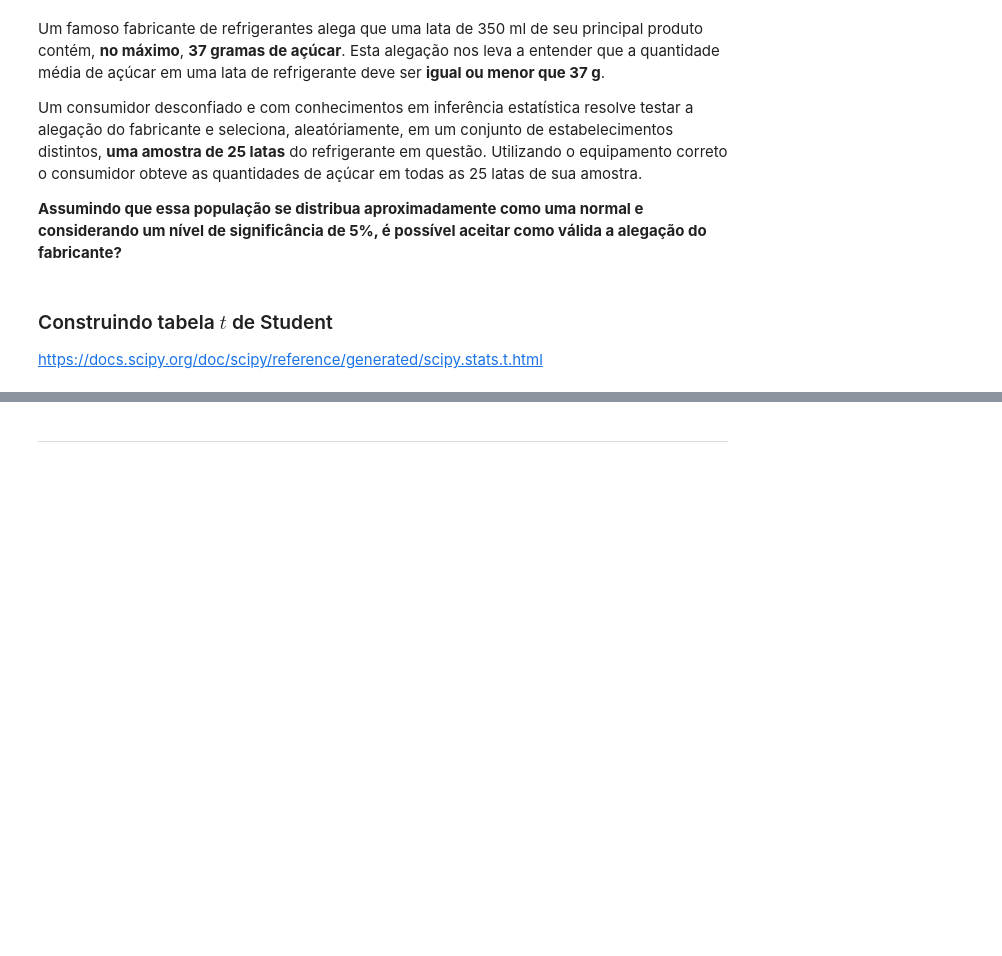
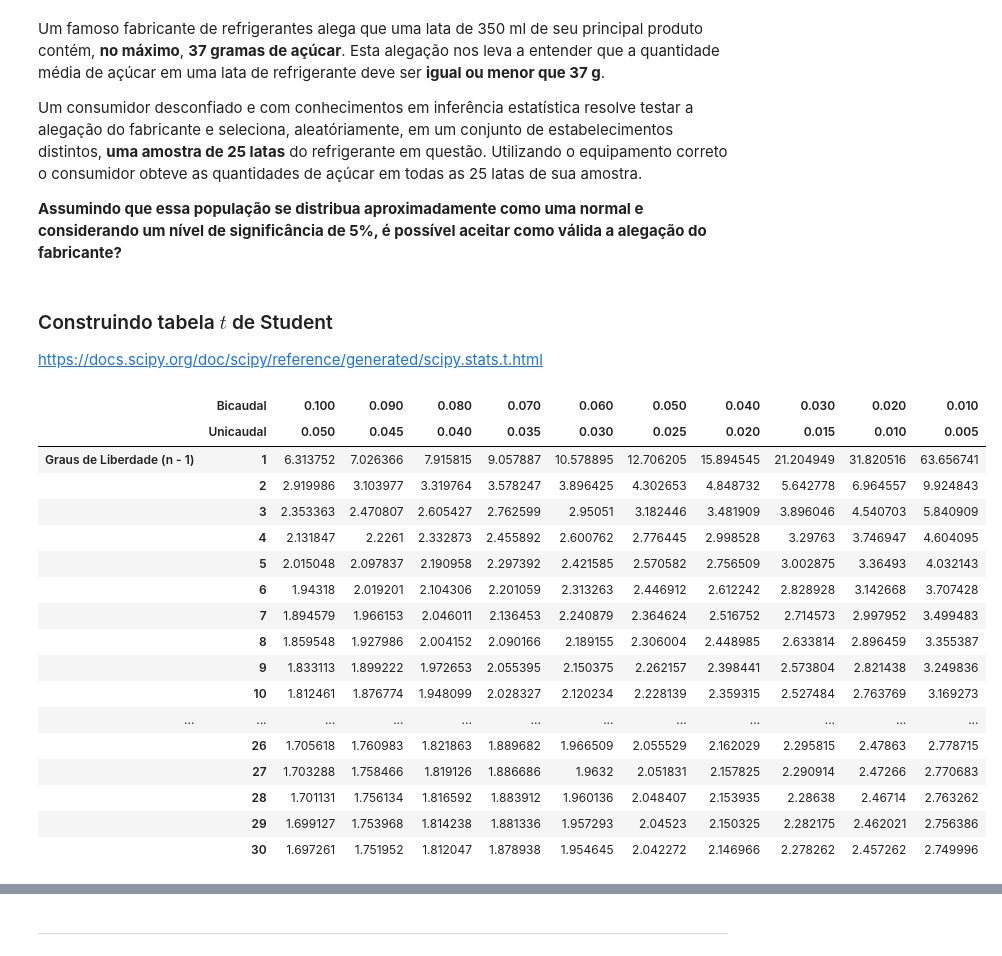
Before and after one commit to wiliands/estatistica_python, a Jupyter notebook: Estatistica_Parte03/Curso_de_Estatística_Parte_3.ipynb, the cells around one changed output, grey strips where cells are left out. Drawn from its saved outputs; the diff is of its cells as text; code cells hidden in the pictures; blank space fills up the shorter version.

```diff
--- a/Estatistica_Parte03/Curso_de_Estatística_Parte_3.ipynb
+++ b/Estatistica_Parte03/Curso_de_Estatística_Parte_3.ipynb
@@ -434,6 +434,48 @@ Um consumidor desconfiado e com conhecimentos em inferência estatística resolv
 # %% [markdown]
 ### Construindo tabela $t$ de Student
 https://docs.scipy.org/doc/scipy/reference/generated/scipy.stats.t.html
+# %%
+import pandas as pd
+from scipy.stats import t as t_student
+
+tabela_t_student = pd.DataFrame(
+    [],
+    index = [i for i in range(1,31)],
+    columns = [i / 100 for i in range(10, 0, -1)]
+)
+
+for index in tabela_t_student.index:
+    for colum in tabela_t_student.columns:
+        tabela_t_student.loc[index, colum] = t_student.ppf(1 -float(colum) / 2, index)
+
+index = [('Graus de Liberdade (n - 1)', i) for i in range(1, 31)]
+tabela_t_student.index = pd.MultiIndex.from_tuples(index)
+
+columns = [("{0:0.3f}".format(i/ 100), "{0:0.3f}".format(i/ 100 / 2)) for i in range(10, 0, -1)]
+tabela_t_student.columns = pd.MultiIndex.from_tuples(columns)
+
+tabela_t_student.rename_axis(['Bicaudal', 'Unicaudal'], axis=1, inplace = True)
+
+tabela_t_student
+# %% [output]
+|  | Bicaudal | 0.100 | 0.090 | 0.080 | 0.070 | 0.060 | 0.050 | 0.040 | 0.030 | 0.020 | 0.010 |
+|  | Unicaudal | 0.050 | 0.045 | 0.040 | 0.035 | 0.030 | 0.025 | 0.020 | 0.015 | 0.010 | 0.005 |
+| Graus de Liberdade (n - 1) | 1 | 6.313752 | 7.026366 | 7.915815 | 9.057887 | 10.578895 | 12.706205 | 15.894545 | 21.204949 | 31.820516 | 63.656741 |
+|  | 2 | 2.919986 | 3.103977 | 3.319764 | 3.578247 | 3.896425 | 4.302653 | 4.848732 | 5.642778 | 6.964557 | 9.924843 |
+|  | 3 | 2.353363 | 2.470807 | 2.605427 | 2.762599 | 2.95051 | 3.182446 | 3.481909 | 3.896046 | 4.540703 | 5.840909 |
+|  | 4 | 2.131847 | 2.2261 | 2.332873 | 2.455892 | 2.600762 | 2.776445 | 2.998528 | 3.29763 | 3.746947 | 4.604095 |
+|  | 5 | 2.015048 | 2.097837 | 2.190958 | 2.297392 | 2.421585 | 2.570582 | 2.756509 | 3.002875 | 3.36493 | 4.032143 |
+|  | 6 | 1.94318 | 2.019201 | 2.104306 | 2.201059 | 2.313263 | 2.446912 | 2.612242 | 2.828928 | 3.142668 | 3.707428 |
+|  | 7 | 1.894579 | 1.966153 | 2.046011 | 2.136453 | 2.240879 | 2.364624 | 2.516752 | 2.714573 | 2.997952 | 3.499483 |
+|  | 8 | 1.859548 | 1.927986 | 2.004152 | 2.090166 | 2.189155 | 2.306004 | 2.448985 | 2.633814 | 2.896459 | 3.355387 |
+|  | 9 | 1.833113 | 1.899222 | 1.972653 | 2.055395 | 2.150375 | 2.262157 | 2.398441 | 2.573804 | 2.821438 | 3.249836 |
+|  | 10 | 1.812461 | 1.876774 | 1.948099 | 2.028327 | 2.120234 | 2.228139 | 2.359315 | 2.527484 | 2.763769 | 3.169273 |
+| ... | ... | ... | ... | ... | ... | ... | ... | ... | ... | ... | ... |
+|  | 26 | 1.705618 | 1.760983 | 1.821863 | 1.889682 | 1.966509 | 2.055529 | 2.162029 | 2.295815 | 2.47863 | 2.778715 |
+|  | 27 | 1.703288 | 1.758466 | 1.819126 | 1.886686 | 1.9632 | 2.051831 | 2.157825 | 2.290914 | 2.47266 | 2.770683 |
+|  | 28 | 1.701131 | 1.756134 | 1.816592 | 1.883912 | 1.960136 | 2.048407 | 2.153935 | 2.28638 | 2.46714 | 2.763262 |
+|  | 29 | 1.699127 | 1.753968 | 1.814238 | 1.881336 | 1.957293 | 2.04523 | 2.150325 | 2.282175 | 2.462021 | 2.756386 |
+|  | 30 | 1.697261 | 1.751952 | 1.812047 | 1.878938 | 1.954645 | 2.042272 | 2.146966 | 2.278262 | 2.457262 | 2.749996 |
 # %% [markdown]
 <img src='https://caelum-online-public.s3.amazonaws.com/1229-estatistica-parte3/01/img004.png' width='250px'>
 
```
Also changed, not shown: parts of 39 cells of this notebook, 1 other file.
